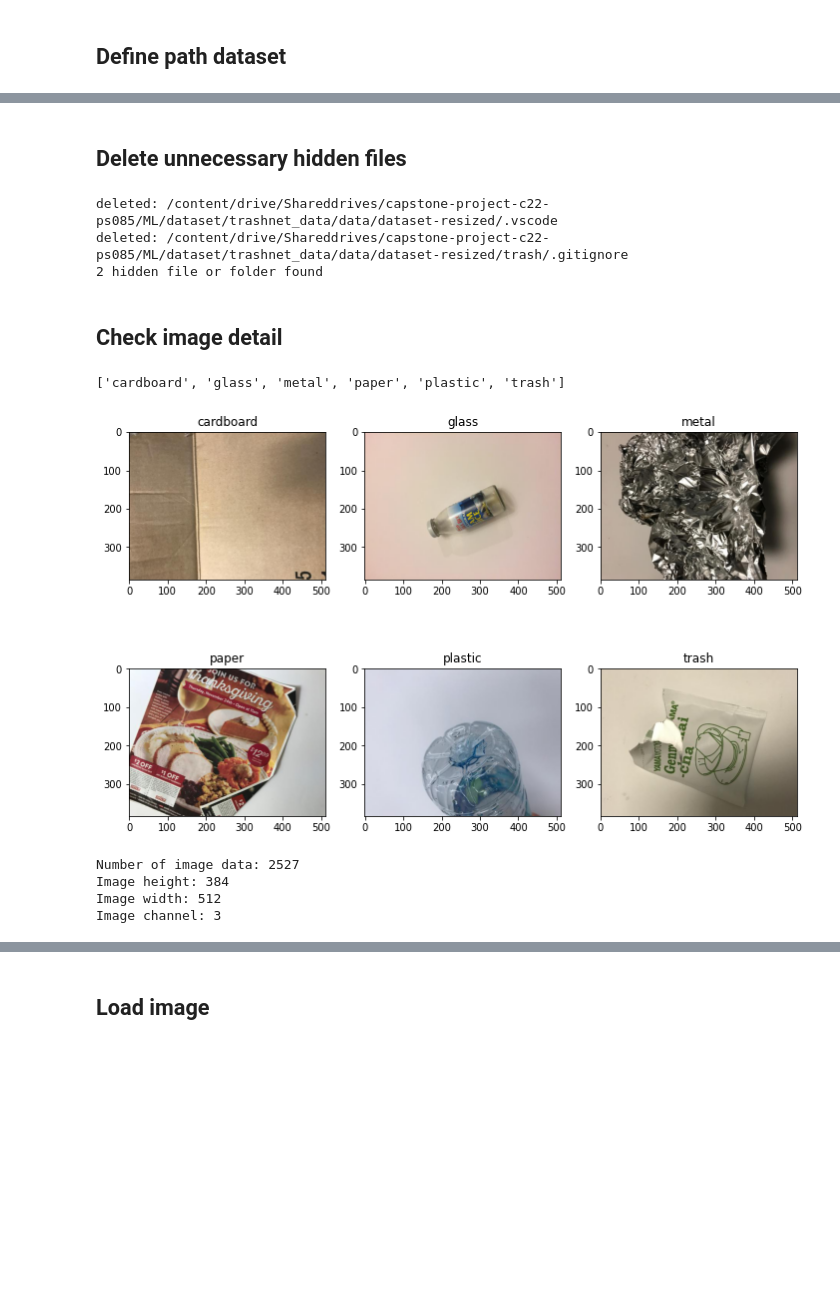
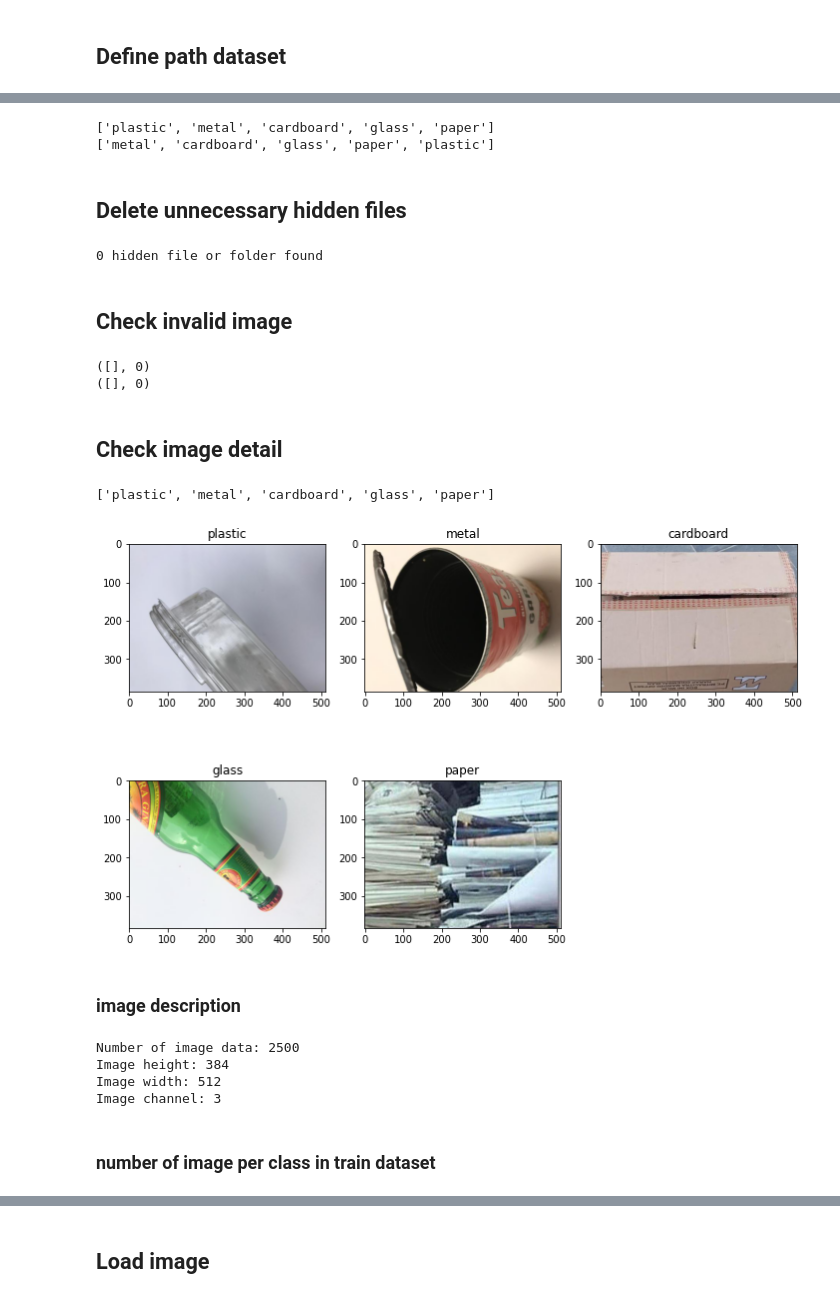
Before and after one commit to Bangkit-Capstone-C22-PS085/kalpataru-waste-classification, a Jupyter notebook: waste_classification.ipynb, the cells around one changed output, grey strips where cells are left out. Saved outputs shown, nothing was run; the diff lists cells and outputs as text; code cells hidden in the pictures; blank space fills up the shorter version.

```diff
--- a/waste_classification.ipynb
+++ b/waste_classification.ipynb
@@ -33,3 +28,12 @@ os.listdir(dataset_path)
+# %%
+base_path = "/content/drive/MyDrive/Bangkit/Capstone/dataset"
+dataset_train = os.path.join(base_path, 'train')
+dataset_test = os.path.join(base_path, 'test')
+print(os.listdir(dataset_train))
+print(os.listdir(dataset_test))
+# %% [output]
+['plastic', 'metal', 'cardboard', 'glass', 'paper']
+['metal', 'cardboard', 'glass', 'paper', 'plastic']
 # %% [markdown]
 ## Delete unnecessary hidden files
 # %%
@@ -44,7 +48,7 @@ def delete(path):
     print('deleted: ' + path)
 
 n = 0
-for root, subdir, file in os.walk(dataset_path):
+for root, subdir, file in os.walk(dataset_train):
     pattern = os.path.join(root, '.*')
     for path in (glob.glob(pattern)):
         n += 1
@@ -52,49 +56,76 @@ for root, subdir, file in os.walk(dataset_path):
         delete(path)
 print(f'{n} hidden file or folder found')
 # %% [output]
-deleted: /content/drive/Shareddrives/capstone-project-c22-ps085/ML/dataset/trashnet_data/data/dataset-resized/.vscode
-deleted: /content/drive/Shareddrives/capstone-project-c22-ps085/ML/dataset/trashnet_data/data/dataset-resized/trash/.gitignore
-2 hidden file or folder found
+0 hidden file or folder found
+# %% [markdown]
+## Check invalid image
+# %%
+from tensorflow.errors import InvalidArgumentError
+
+def check_invalid_image(dataset_dir):
+    invalid_images = list()
+    for root, subdirs, files in os.walk(dataset_dir):
+        for file in files:
+            image_path = os.path.join(root, file)
+            image = tf.io.read_file(image_path)
+            try:
+                image = tf.io.decode_image(image,)
+            except InvalidArgumentError:
+                invalid_images.append(image_path)
+    return (invalid_images, len(invalid_images))
+
+data_train = check_invalid_image(dataset_train)
+print(data_train)
+data_test = check_invalid_image(dataset_test)
+print(data_test)
+
+# delete invalid image
+for path_file in data_train[0]:
+    os.remove(path_file)
+
+for path_file in data_test[0]:
+    os.remove(path_file)
+# %% [output]
+([], 0)
+([], 0)
 # %% [markdown]
 ## Check image detail
 # %%
-# classname
-class_image = os.listdir(dataset_path)
+class_image = os.listdir(dataset_train)
 class_image
 # %% [output]
-['cardboard', 'glass', 'metal', 'paper', 'plastic', 'trash']
+['plastic', 'metal', 'cardboard', 'glass', 'paper']
 # %%
 def get_random_data_perclass():
     random_data_perclass = []
 
-    for root, _, files in os.walk(dataset_path):
+    for root, _, files in os.walk(dataset_train):
         # skip check folder in data_resized
         if len(files) == 0:
             continue
         random_index = random.randint(0, len(files) - 1)
         rand_data_path = os.path.join(root,  files[random_index])
         random_data_perclass.append(rand_data_path)
     return random_data_perclass
 
 # subplot dimension
 nrows = 2
 ncols = 3
 
 # Index for iterating over images
 pic_index = 0
 fig = plt.gcf()
 fig.set_size_inches(ncols * 4, nrows * 4)
 
 random_data = get_random_data_perclass()
 for i, img_path in enumerate(random_data):
-# Set up subplot; subplot indices start at 1
     sp = plt.subplot(nrows, ncols, i + 1)
     sp.axis('On')
     img = mpimg.imread(img_path)
     plt.imshow(img)
     plt.title(class_image[i])
 # %% [output]
-[figure, old version]
+[figure, new version]
 # %%
 def get_all_image_path():
     data = []
@@ -106,17 +137,21 @@ def get_all_image_path():
             img_path = os.path.join(root, file)
             data.append(img_path)
     return data
+# %% [markdown]
+### image description
 # %%
 # image description
 n_data = len(get_all_image_path())
 print("Number of image data: " + str(n_data))
 
-image = mpimg.imread(random_data[random.randint(0, 6)])
+image = mpimg.imread(random_data[random.randint(0, 5)])
 print(f"Image height: {image.shape[0]}")
 print(f"Image width: {image.shape[1]}")
 print(f"Image channel: {image.ndim}")
 # %% [output]
-Number of image data: 2527
+Number of image data: 2500
 Image height: 384
 Image width: 512
 Image channel: 3
+# %% [markdown]
+### number of image per class in train dataset
```
Also changed, not shown: parts of 33 cells of this notebook.
